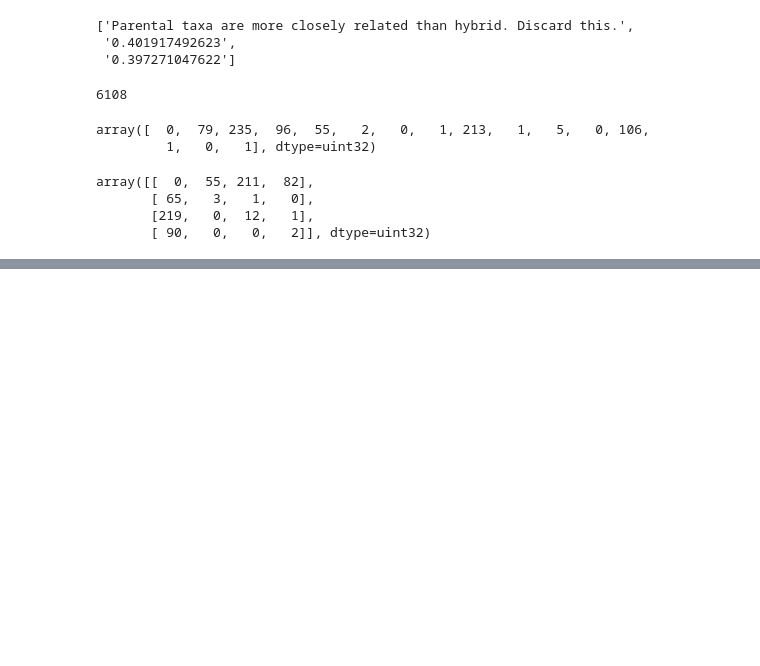
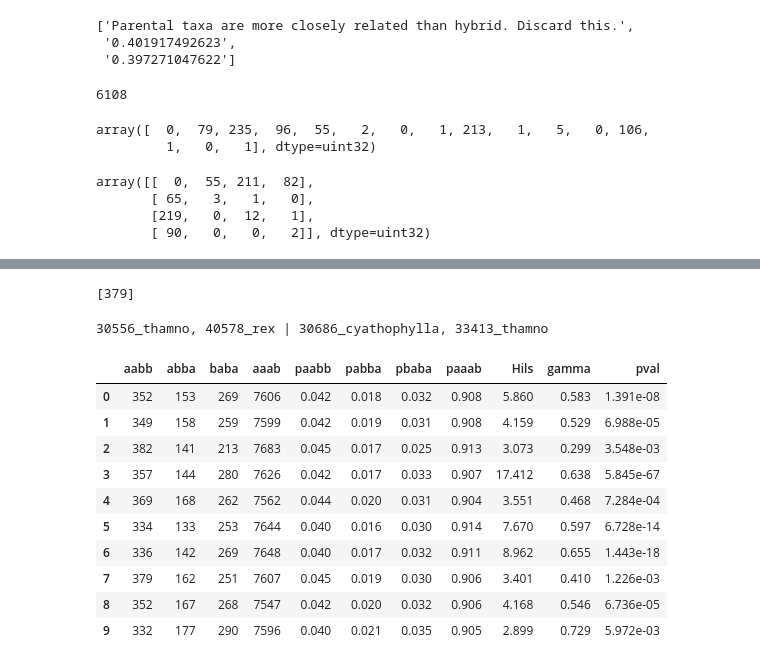
Before and after one commit to pmckenz1/quartet_proj, a Jupyter notebook: tetrad_introgression_working.ipynb, the cells around one changed output, grey strips where cells are left out. Drawn from its saved outputs; the diff is of its cells as text; code cells hidden in the pictures; blank space fills up the shorter version.

```diff
--- a/tetrad_introgression_working.ipynb
+++ b/tetrad_introgression_working.ipynb
@@ -398,0 +665,16 @@ array([[  0,  55, 211,  82],
+# %%
+## parse the tree
+ptre = toytree.tree(tet.trees.nhx)
+ptre.root(wildcard="prz")
+
+## convert names back into indexes
+snames = sorted(ptre.get_tip_labels())
+for node in ptre.tree.traverse():
+    if node.is_leaf():
+        node.name = "{} -- {}".format(snames.index(node.name), node.name)
+
+## plot the tree
+ptre.draw(
+    node_labels=ptre.get_node_values("support"),
+    height=300,
+    width=350);
@@ -398,0 +720,47 @@ array([[  0,  55, 211,  82],
+# %%
+whichone = []
+for i in range(len(result.gamma)):
+    if (abs(result.gamma[i]-.5) == min(abs(result.gamma-.5))):
+        whichone.append(i)
+whichone
+# %% [output]
+[379]
+# %%
+## get H for some test across many bootstraps
+idx = 234
+
+## concat bootstrap reps
+reps = []
+for boot in range(tet.params.nboots):
+    hils = Hils(tet.database.output, boot=boot, tree=ptre)
+    reps.append(hils.get_h_by_idx(idx))
+bootsarr = pd.concat(reps)
+bootsarr.index = range(tet.params.nboots)
+
+## print quartet and plot
+print "{}, {} | {}, {}".format(*[hils.sidx[idx] for idx in hils.quartets[idx]])
+toyplot.bars(
+    np.histogram(bootsarr.Hils, density=True),
+    width=300, height=300, xlabel="Hils");
+toyplot.bars(
+    np.histogram(bootsarr.gamma, density=True),
+    width=300, height=300, xlabel="gamma");
+toyplot.bars(
+    np.histogram(bootsarr.pval, density=True),
+    width=300, height=300, xlabel="p-value");
+
+## show head of boots array
+bootsarr.head(10)
+# %% [output]
+30556_thamno, 40578_rex | 30686_cyathophylla, 33413_thamno
+|  | aabb | abba | baba | aaab | paabb | pabba | pbaba | paaab | Hils | gamma | pval |
+| 0 | 352 | 153 | 269 | 7606 | 0.042 | 0.018 | 0.032 | 0.908 | 5.860 | 0.583 | 1.391e-08 |
+| 1 | 349 | 158 | 259 | 7599 | 0.042 | 0.019 | 0.031 | 0.908 | 4.159 | 0.529 | 6.988e-05 |
+| 2 | 382 | 141 | 213 | 7683 | 0.045 | 0.017 | 0.025 | 0.913 | 3.073 | 0.299 | 3.548e-03 |
+| 3 | 357 | 144 | 280 | 7626 | 0.042 | 0.017 | 0.033 | 0.907 | 17.412 | 0.638 | 5.845e-67 |
+| 4 | 369 | 168 | 262 | 7562 | 0.044 | 0.020 | 0.031 | 0.904 | 3.551 | 0.468 | 7.284e-04 |
+| 5 | 334 | 133 | 253 | 7644 | 0.040 | 0.016 | 0.030 | 0.914 | 7.670 | 0.597 | 6.728e-14 |
+| 6 | 336 | 142 | 269 | 7648 | 0.040 | 0.017 | 0.032 | 0.911 | 8.962 | 0.655 | 1.443e-18 |
+| 7 | 379 | 162 | 251 | 7607 | 0.045 | 0.019 | 0.030 | 0.906 | 3.401 | 0.410 | 1.226e-03 |
+| 8 | 352 | 167 | 268 | 7547 | 0.042 | 0.020 | 0.032 | 0.906 | 4.168 | 0.546 | 6.736e-05 |
+| 9 | 332 | 177 | 290 | 7596 | 0.040 | 0.021 | 0.035 | 0.905 | 2.899 | 0.729 | 5.972e-03 |
```
Also changed, not shown: parts of 10 cells of this notebook, 26 other files.
